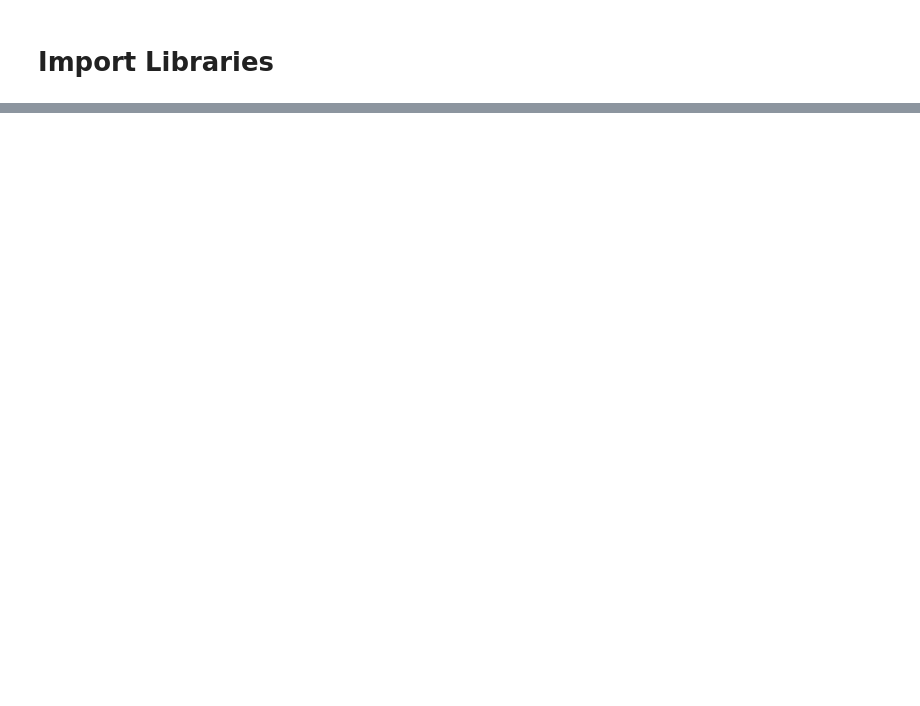
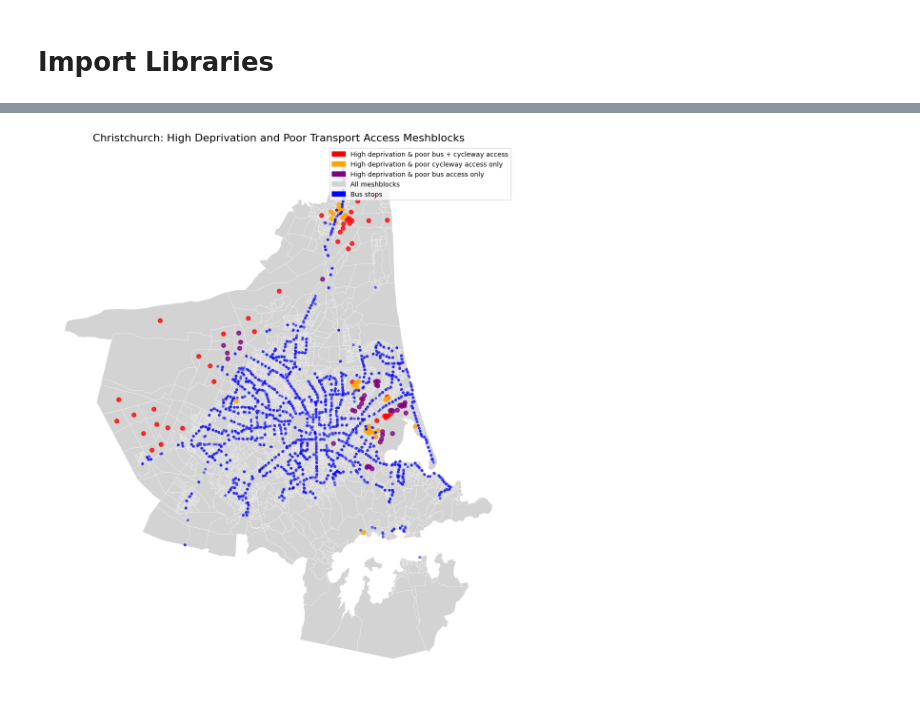
Before and after one commit to Carrie-lml/canterbury-nzdep-spatial-analysis, a Jupyter notebook: scripts/analysis.ipynb, the cells around one changed output, grey strips where cells are left out. Cells and saved outputs as stored; diff of their text form; code cells hidden in the pictures; blank space fills up the shorter version.

```diff
--- a/scripts/analysis.ipynb
+++ b/scripts/analysis.ipynb
@@ -10,0 +367,6 @@ ModuleNotFoundError: No module named 'geopandas'
+# %%
+# Assuming cycleways_with_nzdep is GeoDataFrame of cycleways
+chch_centroids = chch_centroids.to_crs(cycleways_with_nzdep.crs)
+chch_centroids['dist_to_cycleway'] = chch_centroids.geometry.apply(
+    lambda centroid: cycleways_with_nzdep.distance(centroid).min()
+)
@@ -10,0 +384,14 @@ ModuleNotFoundError: No module named 'geopandas'
+# %%
+# Example thresholds (adjust as needed)
+deprivation_threshold = chch_centroids['NZDep2023_Score'].quantile(0.8)  # Top 20% most deprived
+bus_access_threshold = 500  # meters
+cycleway_access_threshold = 500
+
+chch_centroids['high_deprivation'] = chch_centroids['NZDep2023_Score'] >= deprivation_threshold
+chch_centroids['poor_bus_access'] = chch_centroids['dist_to_bus_stop'] > bus_access_threshold
+
+chch_centroids['poor_cycleway_access'] = chch_centroids['dist_to_cycleway'] > cycleway_access_threshold
+
+# Combine criteria for priority areas
+chch_centroids['priority_area'] = chch_centroids['high_deprivation'] & chch_centroids['poor_bus_access']
+chch_centroids['priority_area'] = chch_centroids['high_deprivation'] & chch_centroids['poor_bus_access'] & chch_centroids['poor_cycleway_access']
@@ -10,0 +402,73 @@ ModuleNotFoundError: No module named 'geopandas'
+# %%
+fig, ax = plt.subplots(figsize=(14, 12))
+
+# Plot all meshblocks as a base layer
+chch_meshblocks_gdf.plot(
+    ax=ax,
+    color='lightgrey',
+    edgecolor='white',
+    linewidth=0.3
+)
+
+# Plot high deprivation & poor bus + cycleway access (red)
+chch_centroids[chch_centroids['priority_area']].plot(
+    ax=ax,
+    color='red',
+    markersize=40,
+    label='High deprivation & poor bus + cycleway access',
+    alpha=0.8
+)
+
+# Plot high deprivation & poor cycleway only (orange)
+chch_centroids[
+    (chch_centroids['high_deprivation']) &
+    (chch_centroids['poor_cycleway_access']) &
+    (~chch_centroids['priority_area'])
+].plot(
+    ax=ax,
+    color='orange',
+    markersize=40,
+    label='High deprivation & poor cycleway access only',
+    alpha=0.8
+)
+
+# Plot high deprivation & poor bus only (purple)
+chch_centroids[
+    (chch_centroids['high_deprivation']) &
+    (chch_centroids['poor_bus_access']) &
+    (~chch_centroids['priority_area'])
+].plot(
+    ax=ax,
+    color='purple',
+    markersize=40,
+    label='High deprivation & poor bus access only',
+    alpha=0.8
+)
+
+# Plot all bus stops
+bus_stops_with_nzdep.plot(
+    ax=ax,
+    color='blue',
+    markersize=10,
+    alpha=0.5,
+    label='Bus stops'
+)
+
+# Legend
+handles = [
+    mpatches.Patch(color='red', label='High deprivation & poor bus + cycleway access'),
+    mpatches.Patch(color='orange', label='High deprivation & poor cycleway access only'),
+    mpatches.Patch(color='purple', label='High deprivation & poor bus access only'),
+    mpatches.Patch(color='lightgrey', label='All meshblocks'),
+    mpatches.Patch(color='blue', label='Bus stops')
+]
+ax.legend(handles=handles, loc='upper right', fontsize=10)
+
+# Clean up plot
+ax.set_title('Christchurch: High Deprivation and Poor Transport Access Meshblocks', fontsize=16)
+ax.set_axis_off()
+
+plt.tight_layout()
+plt.show()
+# %% [output]
+[figure, added]
```
Also changed, not shown: parts of 54 cells of this notebook.
